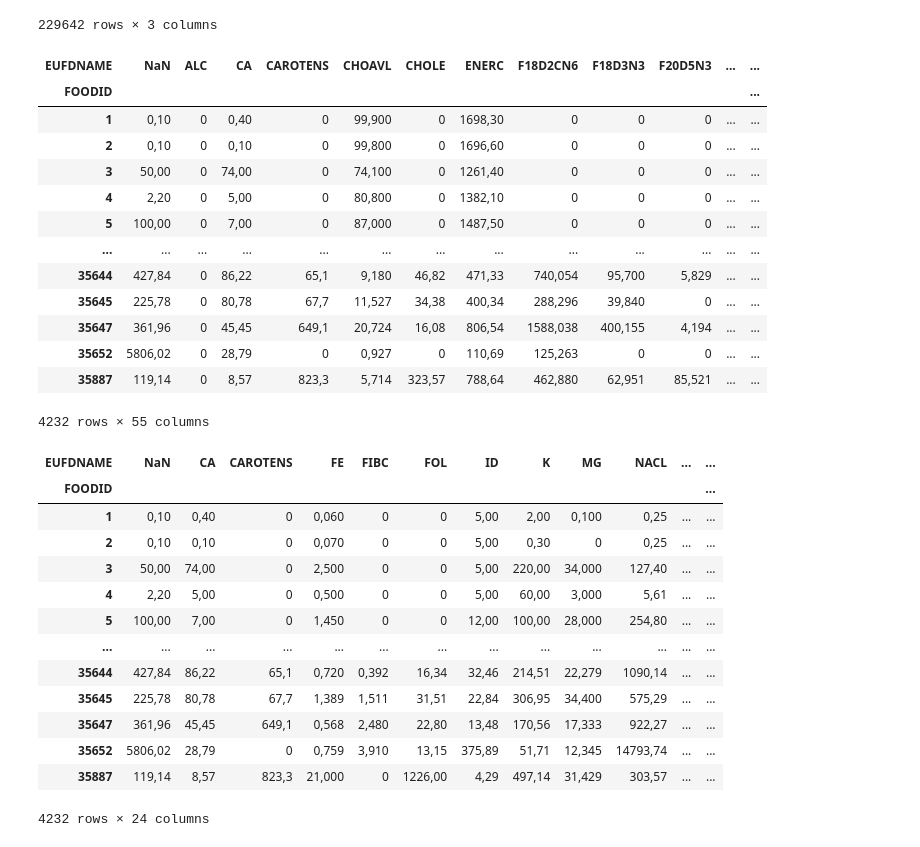
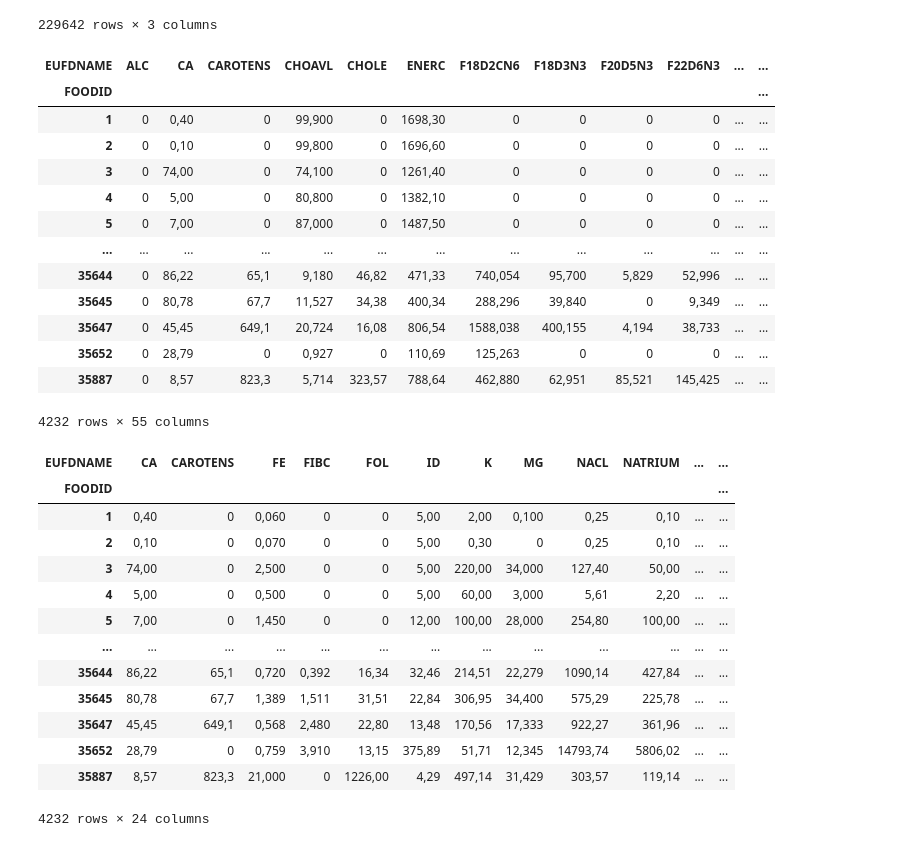
Before and after one commit to rho-group/vegetable-tracker, a Jupyter notebook: nutritions_clean.ipynb, the cells around one changed output. Drawn from its saved outputs; the diff is of its cells as text; code cells hidden in the pictures.

```diff
--- a/nutritions_clean.ipynb
+++ b/nutritions_clean.ipynb
@@ -24,0 +6,2 @@ nutritions.head(56)
+# %%
+nutritions["EUFDNAME"] = nutritions["EUFDNAME"].fillna("NATRIUM")
@@ -44,38 +47,38 @@ nutritions
 df_pivot = nutritions.pivot(index="FOODID", columns="EUFDNAME", values="BESTLOC")
 df_pivot
 # %% [output]
-| EUFDNAME | NaN | ALC | CA | CAROTENS | CHOAVL | CHOLE | ENERC | F18D2CN6 | F18D3N3 | F20D5N3 | ... | ... |
+| EUFDNAME | ALC | CA | CAROTENS | CHOAVL | CHOLE | ENERC | F18D2CN6 | F18D3N3 | F20D5N3 | F22D6N3 | ... | ... |
 | FOODID |  |  |  |  |  |  |  |  |  |  |  | ... |
-| 1 | 0,10 | 0 | 0,40 | 0 | 99,900 | 0 | 1698,30 | 0 | 0 | 0 | ... | ... |
-| 2 | 0,10 | 0 | 0,10 | 0 | 99,800 | 0 | 1696,60 | 0 | 0 | 0 | ... | ... |
-| 3 | 50,00 | 0 | 74,00 | 0 | 74,100 | 0 | 1261,40 | 0 | 0 | 0 | ... | ... |
-| 4 | 2,20 | 0 | 5,00 | 0 | 80,800 | 0 | 1382,10 | 0 | 0 | 0 | ... | ... |
-| 5 | 100,00 | 0 | 7,00 | 0 | 87,000 | 0 | 1487,50 | 0 | 0 | 0 | ... | ... |
+| 1 | 0 | 0,40 | 0 | 99,900 | 0 | 1698,30 | 0 | 0 | 0 | 0 | ... | ... |
+| 2 | 0 | 0,10 | 0 | 99,800 | 0 | 1696,60 | 0 | 0 | 0 | 0 | ... | ... |
+| 3 | 0 | 74,00 | 0 | 74,100 | 0 | 1261,40 | 0 | 0 | 0 | 0 | ... | ... |
+| 4 | 0 | 5,00 | 0 | 80,800 | 0 | 1382,10 | 0 | 0 | 0 | 0 | ... | ... |
+| 5 | 0 | 7,00 | 0 | 87,000 | 0 | 1487,50 | 0 | 0 | 0 | 0 | ... | ... |
 | ... | ... | ... | ... | ... | ... | ... | ... | ... | ... | ... | ... | ... |
-| 35644 | 427,84 | 0 | 86,22 | 65,1 | 9,180 | 46,82 | 471,33 | 740,054 | 95,700 | 5,829 | ... | ... |
-| 35645 | 225,78 | 0 | 80,78 | 67,7 | 11,527 | 34,38 | 400,34 | 288,296 | 39,840 | 0 | ... | ... |
-| 35647 | 361,96 | 0 | 45,45 | 649,1 | 20,724 | 16,08 | 806,54 | 1588,038 | 400,155 | 4,194 | ... | ... |
-| 35652 | 5806,02 | 0 | 28,79 | 0 | 0,927 | 0 | 110,69 | 125,263 | 0 | 0 | ... | ... |
-| 35887 | 119,14 | 0 | 8,57 | 823,3 | 5,714 | 323,57 | 788,64 | 462,880 | 62,951 | 85,521 | ... | ... |
+| 35644 | 0 | 86,22 | 65,1 | 9,180 | 46,82 | 471,33 | 740,054 | 95,700 | 5,829 | 52,996 | ... | ... |
+| 35645 | 0 | 80,78 | 67,7 | 11,527 | 34,38 | 400,34 | 288,296 | 39,840 | 0 | 9,349 | ... | ... |
+| 35647 | 0 | 45,45 | 649,1 | 20,724 | 16,08 | 806,54 | 1588,038 | 400,155 | 4,194 | 38,733 | ... | ... |
+| 35652 | 0 | 28,79 | 0 | 0,927 | 0 | 110,69 | 125,263 | 0 | 0 | 0 | ... | ... |
+| 35887 | 0 | 8,57 | 823,3 | 5,714 | 323,57 | 788,64 | 462,880 | 62,951 | 85,521 | 145,425 | ... | ... |
 4232 rows × 55 columns
 # %%
 # Delete colums which are not needed
 
 df_pivot.drop(columns=["ENERC","FAT","CHOAVL","PROT","ALC","OA", "SUGOH","SUGAR","FRUS","GALS","GLUS","LACS","MALS","SUCS","STARCH","PSACNCS","FIBINS","FAFRE","FAPU","FAMCIS","FASAT","FATRN","FAPUN3", "FAPUN6","F18D2CN6","F18D3N3","F20D5N3","F22D6N3","CHOLE","STERT","TRP"], inplace=True)
 # %%
-df_pivot.loc[df_pivot]
+df_pivot
 # %% [output]
-| EUFDNAME | NaN | CA | CAROTENS | FE | FIBC | FOL | ID | K | MG | NACL | ... | ... |
+| EUFDNAME | CA | CAROTENS | FE | FIBC | FOL | ID | K | MG | NACL | NATRIUM | ... | ... |
 | FOODID |  |  |  |  |  |  |  |  |  |  |  | ... |
-| 1 | 0,10 | 0,40 | 0 | 0,060 | 0 | 0 | 5,00 | 2,00 | 0,100 | 0,25 | ... | ... |
-| 2 | 0,10 | 0,10 | 0 | 0,070 | 0 | 0 | 5,00 | 0,30 | 0 | 0,25 | ... | ... |
-| 3 | 50,00 | 74,00 | 0 | 2,500 | 0 | 0 | 5,00 | 220,00 | 34,000 | 127,40 | ... | ... |
-| 4 | 2,20 | 5,00 | 0 | 0,500 | 0 | 0 | 5,00 | 60,00 | 3,000 | 5,61 | ... | ... |
-| 5 | 100,00 | 7,00 | 0 | 1,450 | 0 | 0 | 12,00 | 100,00 | 28,000 | 254,80 | ... | ... |
+| 1 | 0,40 | 0 | 0,060 | 0 | 0 | 5,00 | 2,00 | 0,100 | 0,25 | 0,10 | ... | ... |
+| 2 | 0,10 | 0 | 0,070 | 0 | 0 | 5,00 | 0,30 | 0 | 0,25 | 0,10 | ... | ... |
+| 3 | 74,00 | 0 | 2,500 | 0 | 0 | 5,00 | 220,00 | 34,000 | 127,40 | 50,00 | ... | ... |
+| 4 | 5,00 | 0 | 0,500 | 0 | 0 | 5,00 | 60,00 | 3,000 | 5,61 | 2,20 | ... | ... |
+| 5 | 7,00 | 0 | 1,450 | 0 | 0 | 12,00 | 100,00 | 28,000 | 254,80 | 100,00 | ... | ... |
 | ... | ... | ... | ... | ... | ... | ... | ... | ... | ... | ... | ... | ... |
-| 35644 | 427,84 | 86,22 | 65,1 | 0,720 | 0,392 | 16,34 | 32,46 | 214,51 | 22,279 | 1090,14 | ... | ... |
-| 35645 | 225,78 | 80,78 | 67,7 | 1,389 | 1,511 | 31,51 | 22,84 | 306,95 | 34,400 | 575,29 | ... | ... |
-| 35647 | 361,96 | 45,45 | 649,1 | 0,568 | 2,480 | 22,80 | 13,48 | 170,56 | 17,333 | 922,27 | ... | ... |
-| 35652 | 5806,02 | 28,79 | 0 | 0,759 | 3,910 | 13,15 | 375,89 | 51,71 | 12,345 | 14793,74 | ... | ... |
-| 35887 | 119,14 | 8,57 | 823,3 | 21,000 | 0 | 1226,00 | 4,29 | 497,14 | 31,429 | 303,57 | ... | ... |
+| 35644 | 86,22 | 65,1 | 0,720 | 0,392 | 16,34 | 32,46 | 214,51 | 22,279 | 1090,14 | 427,84 | ... | ... |
+| 35645 | 80,78 | 67,7 | 1,389 | 1,511 | 31,51 | 22,84 | 306,95 | 34,400 | 575,29 | 225,78 | ... | ... |
+| 35647 | 45,45 | 649,1 | 0,568 | 2,480 | 22,80 | 13,48 | 170,56 | 17,333 | 922,27 | 361,96 | ... | ... |
+| 35652 | 28,79 | 0 | 0,759 | 3,910 | 13,15 | 375,89 | 51,71 | 12,345 | 14793,74 | 5806,02 | ... | ... |
+| 35887 | 8,57 | 823,3 | 21,000 | 0 | 1226,00 | 4,29 | 497,14 | 31,429 | 303,57 | 119,14 | ... | ... |
 4232 rows × 24 columns
```
Also changed, not shown: parts of 16 cells of this notebook, 1 other file.
